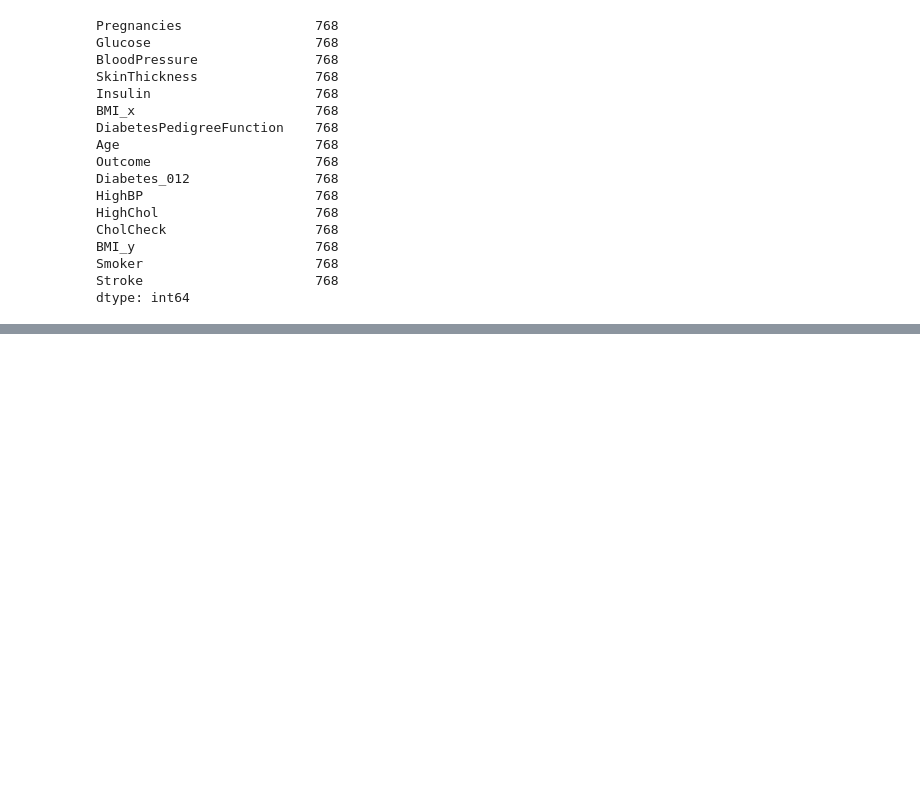
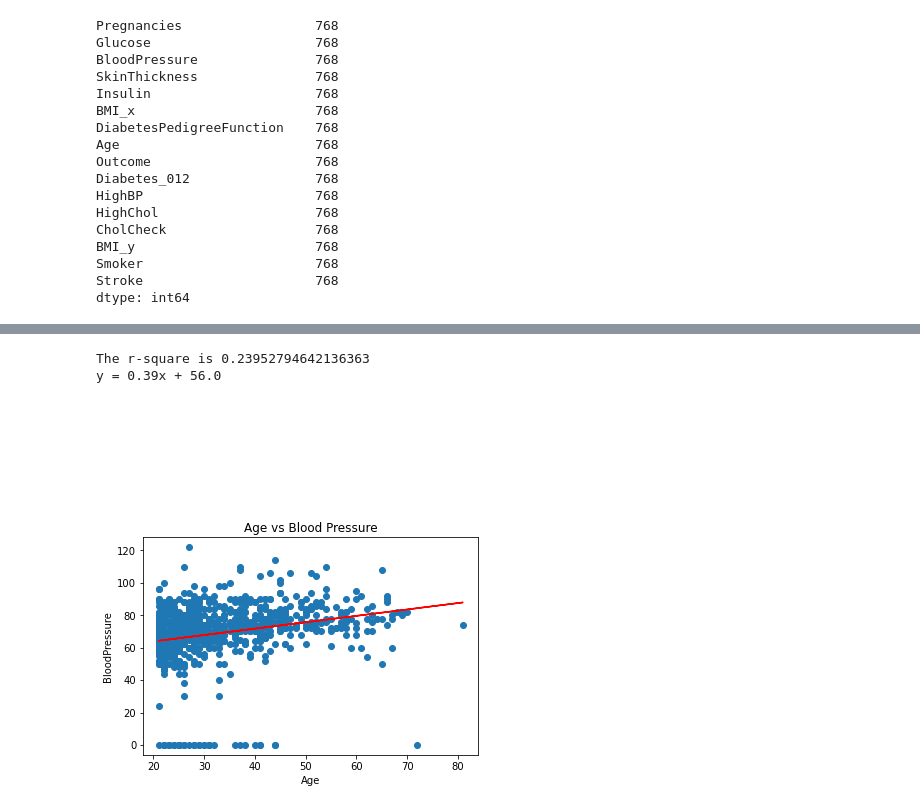
Before and after one commit to mward95/Diabetes_Extract_Transform_Load, a Jupyter notebook: Diabetes.ipynb, the cells around one changed output, grey strips where cells are left out. Drawn from its saved outputs; the diff is of its cells as text; code cells hidden in the pictures; blank space fills up the shorter version.

```diff
--- a/Diabetes.ipynb
+++ b/Diabetes.ipynb
@@ -205,0 +223,37 @@ diabetes_data_df.describe()
+# %%
+# Regression Analysis
+def linearRegression(x_values,y_values,regEQplotX,regEQplotY,y_label):
+    (slope, intercept, rvalue, pvalue, stderr) = linregress(x_values, y_values)
+    regress_values = x_values * slope + intercept
+    line_eq = (f"y = {round(slope,2)}x + {round(intercept,2)}")
+    plt.scatter(x_values,y_values)
+    plt.plot(x_values,regress_values,"r-")
+    print(f"The r-square is {rvalue}")
+    print(line_eq)
+    plt.annotate(line_eq,(regEQplotX,regEQplotY),fontsize=15,color="red")
+    plt.xlabel(f"{x_label}")
+    plt.ylabel(f"{y_label}")
+    plt.grid(False)
+# %%
+#set the data sets to compare
+x_values = diabetes_data_df["Age"]
+y_values = diabetes_data_df["BloodPressure"]
+#move the equations to where it can be seen
+regEQplotX = 100
+regEQplotY = 200
+#label the axis
+x_label = "Age"
+y_label = "BloodPressure"
+
+#title
+plt.title(f"Age vs Blood Pressure")
+#run the function with all 5 variables
+linearRegression(x_values,y_values,regEQplotX,regEQplotY,y_label)
+
+#save as a png to the figures folder
+# plt.savefig("./figures/", bbox_inches='tight')
+plt.show()
+# %% [output]
+The r-square is 0.23952794642136363
+y = 0.39x + 56.0
+[figure, added]
```
Also changed, not shown: parts of 4 cells of this notebook, 3 other files.
